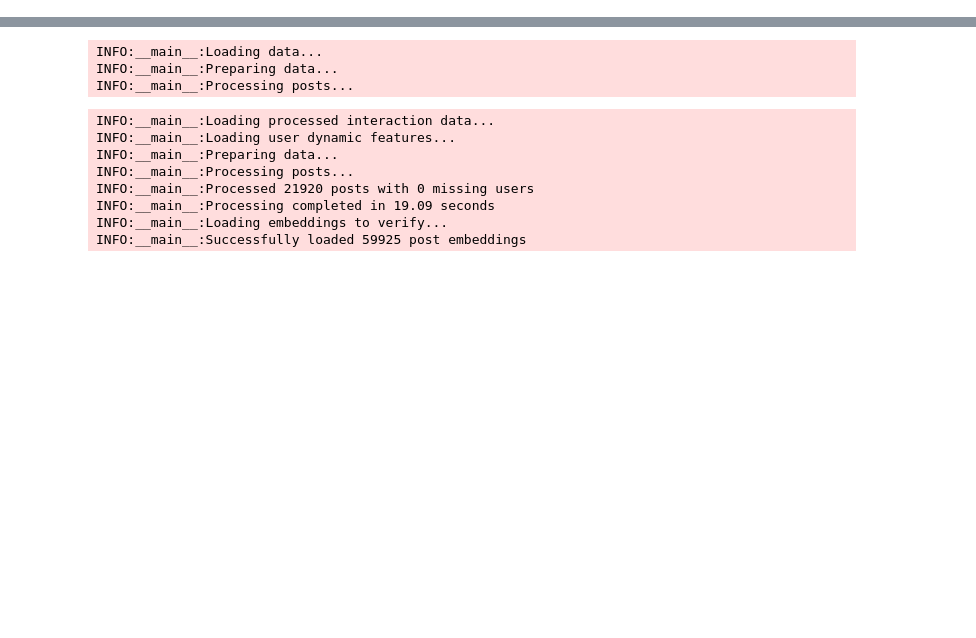
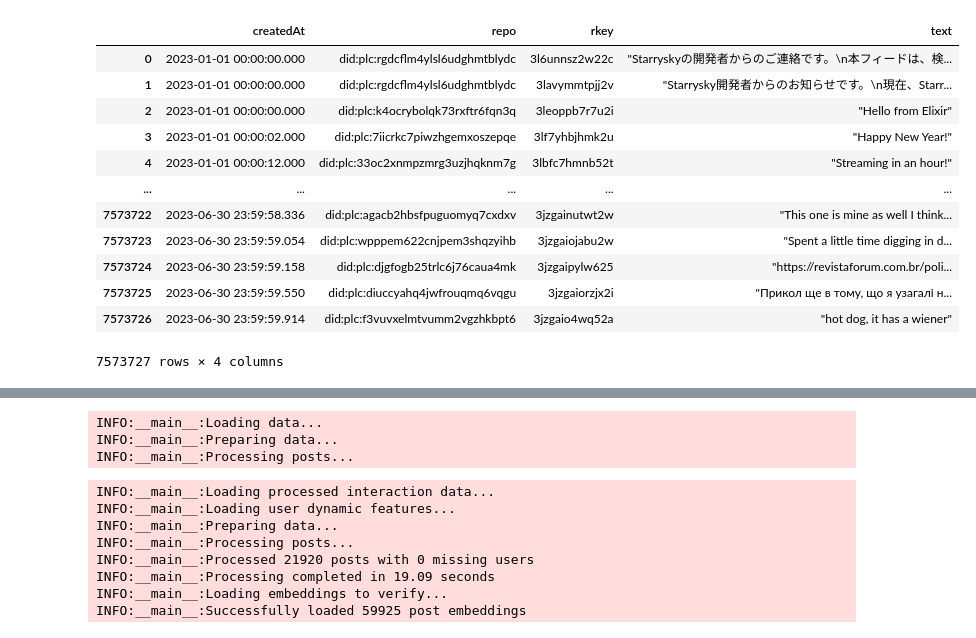
Before and after one commit to bbeat2782/Bluesky-GraphRec, a Jupyter notebook: consumer-producer/precompute_post_embeddings.ipynb, the cells around one changed output, grey strips where cells are left out. Drawn from its saved outputs; the diff is of its cells as text; code cells hidden in the pictures; blank space fills up the shorter version.

```diff
--- a/consumer-producer/precompute_post_embeddings.ipynb
+++ b/consumer-producer/precompute_post_embeddings.ipynb
@@ -0,0 +1,37 @@
+# %%
+import duckdb
+import os
+import pickle
+from dotenv import load_dotenv
+import pandas as pd
+
+load_dotenv("../.env.local")
+PROCESSED_DATA_PATH = "../processed_data/bluesky"
+DUCKDB_PATH = os.getenv('DUCKDB_PATH')
+DATA_PATH = os.getenv('DATA_PATH')
+
+con = duckdb.connect(DUCKDB_PATH)
+
+post_mapping = pickle.load(open(os.path.join(DATA_PATH, "post_mapping.pkl"), "rb"))
+
+post_df = con.execute("""
+    SELECT createdAt, repo, rkey, json_extract(record, '$.text') AS text
+    FROM records
+    WHERE createdAt >= '2023-01-01' AND collection == 'app.bsky.feed.post'
+    ORDER BY createdAt ASC
+""").fetchdf()
+post_df
+# %% [output]
+|  | createdAt | repo | rkey | text |
+| 0 | 2023-01-01 00:00:00.000 | did:plc:rgdcflm4ylsl6udghmtblydc | 3l6unnsz2w22c | "Starryskyの開発者からのご連絡です。\n本フィードは、検... |
+| 1 | 2023-01-01 00:00:00.000 | did:plc:rgdcflm4ylsl6udghmtblydc | 3lavymmtpjj2v | "Starrysky開発者からのお知らせです。\n現在、Starr... |
+| 2 | 2023-01-01 00:00:00.000 | did:plc:k4ocrybolqk73rxftr6fqn3q | 3leoppb7r7u2i | "Hello from Elixir" |
+| 3 | 2023-01-01 00:00:02.000 | did:plc:7iicrkc7piwzhgemxoszepqe | 3lf7yhbjhmk2u | "Happy New Year!" |
+| 4 | 2023-01-01 00:00:12.000 | did:plc:33oc2xnmpzmrg3uzjhqknm7g | 3lbfc7hmnb52t | "Streaming in an hour!" |
+| ... | ... | ... | ... | ... |
+| 7573722 | 2023-06-30 23:59:58.336 | did:plc:agacb2hbsfpuguomyq7cxdxv | 3jzgainutwt2w | "This one is mine as well I think... |
+| 7573723 | 2023-06-30 23:59:59.054 | did:plc:wpppem622cnjpem3shqzyihb | 3jzgaiojabu2w | "Spent a little time digging in d... |
+| 7573724 | 2023-06-30 23:59:59.158 | did:plc:djgfogb25trlc6j76caua4mk | 3jzgaipylw625 | "https://revistaforum.com.br/poli... |
+| 7573725 | 2023-06-30 23:59:59.550 | did:plc:diuccyahq4jwfrouqmq6vqgu | 3jzgaiorzjx2i | "Прикол ще в тому, що я узагалі н... |
+| 7573726 | 2023-06-30 23:59:59.914 | did:plc:f3vuvxelmtvumm2vgzhkbpt6 | 3jzgaio4wq52a | "hot dog, it has a wiener" |
+7573727 rows × 4 columns
```
Also changed, not shown: parts of 7 cells of this notebook, 8 other files.
